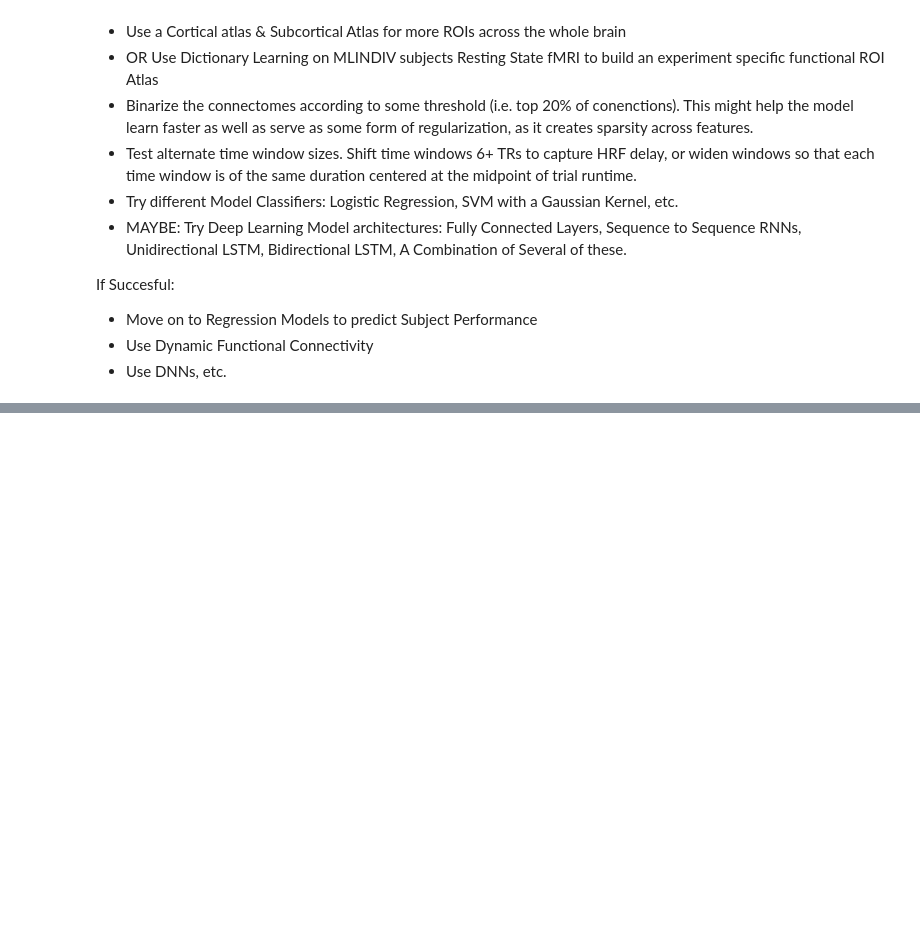
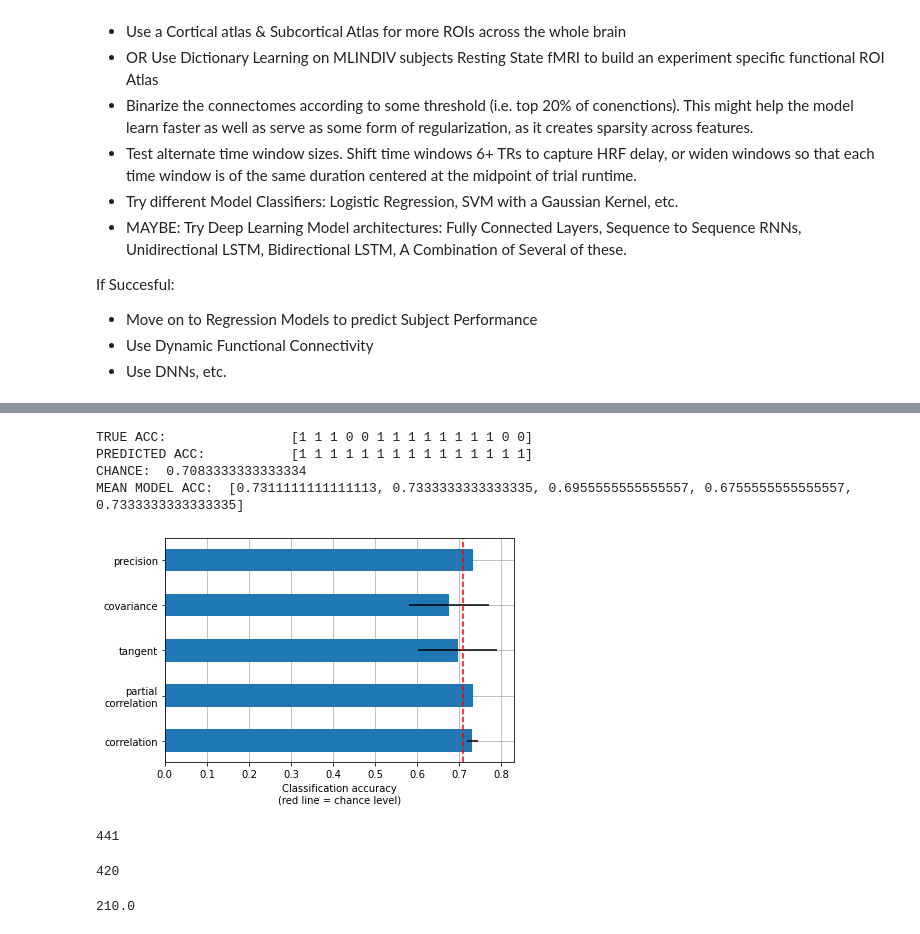
Before and after one commit to rwoodry/MLINDIV, a Jupyter notebook: machinelearning/MLINDIV_FC_TestTrials.ipynb, the cells around one changed output, grey strips where cells are left out. Cells and saved outputs as stored; diff of their text form; code cells hidden in the pictures; blank space fills up the shorter version.

```diff
--- a/machinelearning/MLINDIV_FC_TestTrials.ipynb
+++ b/machinelearning/MLINDIV_FC_TestTrials.ipynb
@@ -324,3 +465,17 @@ If Succesful:
 - Move on to Regression Models to predict Subject Performance
 - Use Dynamic Functional Connectivity
 - Use DNNs, etc.
+# %%
+
+dataset = datasets.fetch_atlas_harvard_oxford('sub-maxprob-thr25-2mm')
+atlas_filename = dataset.maps
+labels = dataset.labels
+
+
+sub_X_dict, sub_Y_dict = subject_timeseries_labels(sub_num_list = ['043', '033', '020', '014'],
+                                                   behav_directory = 'D:/fconn/behavioral',
+                                                   func_directory = 'D:/fconn/func',
+                                                   confounds_directory = 'D:/fconn/confounds',
+                                                   sync_pulses_directory = 'D:/fconn/syncpulses',
+                                                   atlas_filename = atlas_filename
+                                                  )
@@ -326,0 +500,20 @@ If Succesful:
+# %%
+scores = model_connectome(sub_X_dict, sub_Y_dict, C = 0.001, n_splits = 30)
+# %% [output]
+TRUE ACC:                [1 1 1 0 0 1 1 1 1 1 1 1 1 0 0]
+PREDICTED ACC:           [1 1 1 1 1 1 1 1 1 1 1 1 1 1 1]
+CHANCE:  0.7083333333333334
+MEAN MODEL ACC:  [0.7311111111111113, 0.7333333333333335, 0.6955555555555557, 0.6755555555555557, 0.7333333333333335]
+[figure, added]
+# %%
+21 * 21
+# %% [output]
+441
+# %%
+441 - 21
+# %% [output]
+420
+# %%
+420 /2
+# %% [output]
+210.0
```
Also changed, not shown: parts of 9 cells of this notebook.
